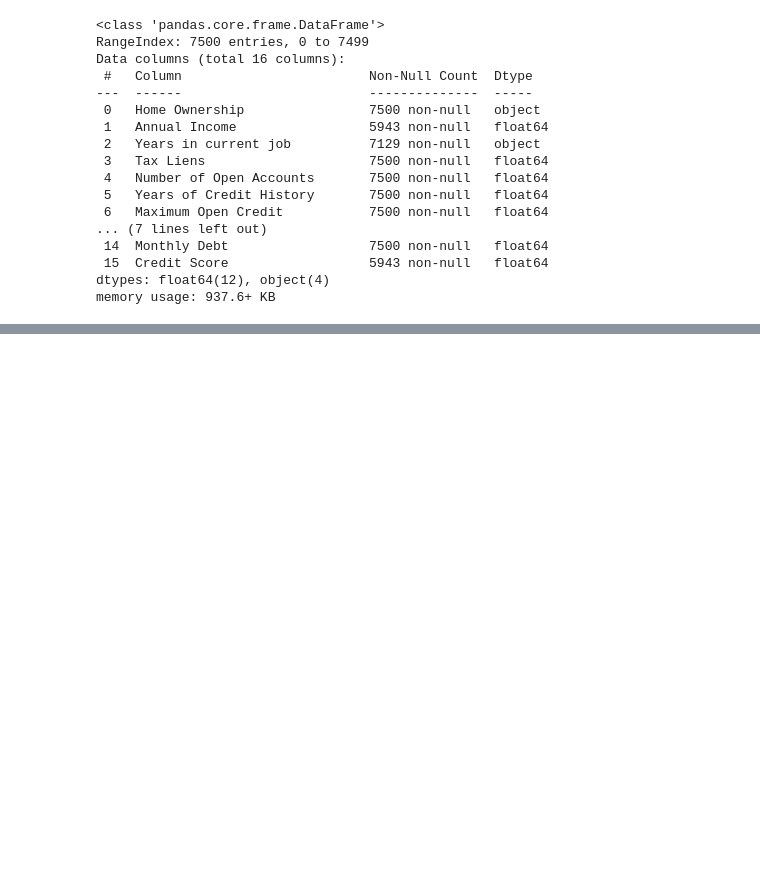
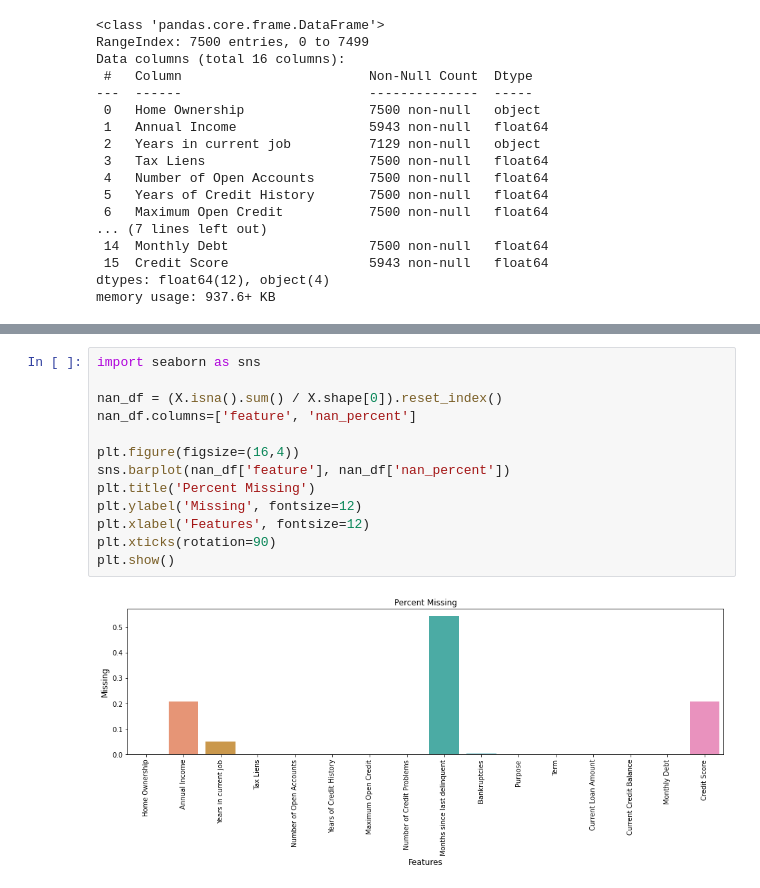
Before and after one commit to globus024/data_science, a Jupyter notebook: course_1.ipynb, the cells around one changed output, grey strips where cells are left out. Drawn from its saved outputs; the diff is of its cells as text; blank space fills up the shorter version.

```diff
--- a/course_1.ipynb
+++ b/course_1.ipynb
@@ -150,0 +106,15 @@ Name: Number of Credit Problems, dtype: int64
+# %%
+import seaborn as sns
+
+nan_df = (X.isna().sum() / X.shape[0]).reset_index()
+nan_df.columns=['feature', 'nan_percent']
+
+plt.figure(figsize=(16,4))
+sns.barplot(nan_df['feature'], nan_df['nan_percent'])
+plt.title('Percent Missing')
+plt.ylabel('Missing', fontsize=12)
+plt.xlabel('Features', fontsize=12)
+plt.xticks(rotation=90)
+plt.show()
+# %% [output]
+[figure, added]
```
Also changed, not shown: parts of 19 cells of this notebook.
